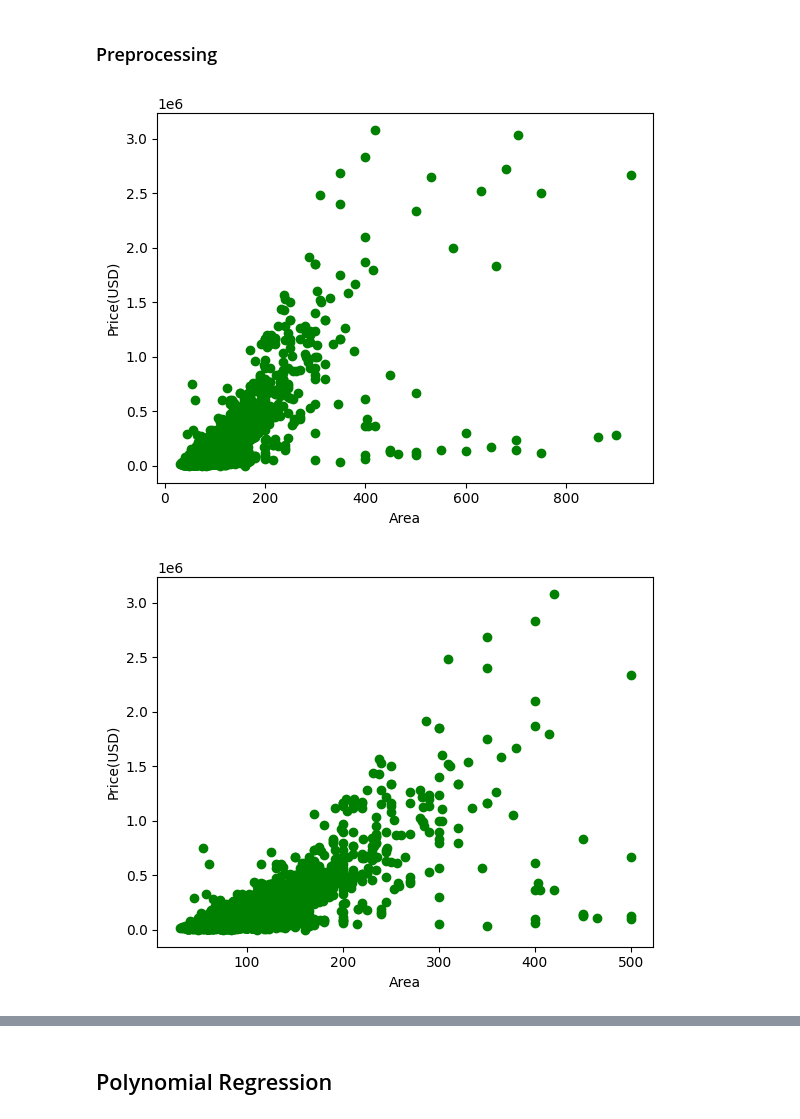
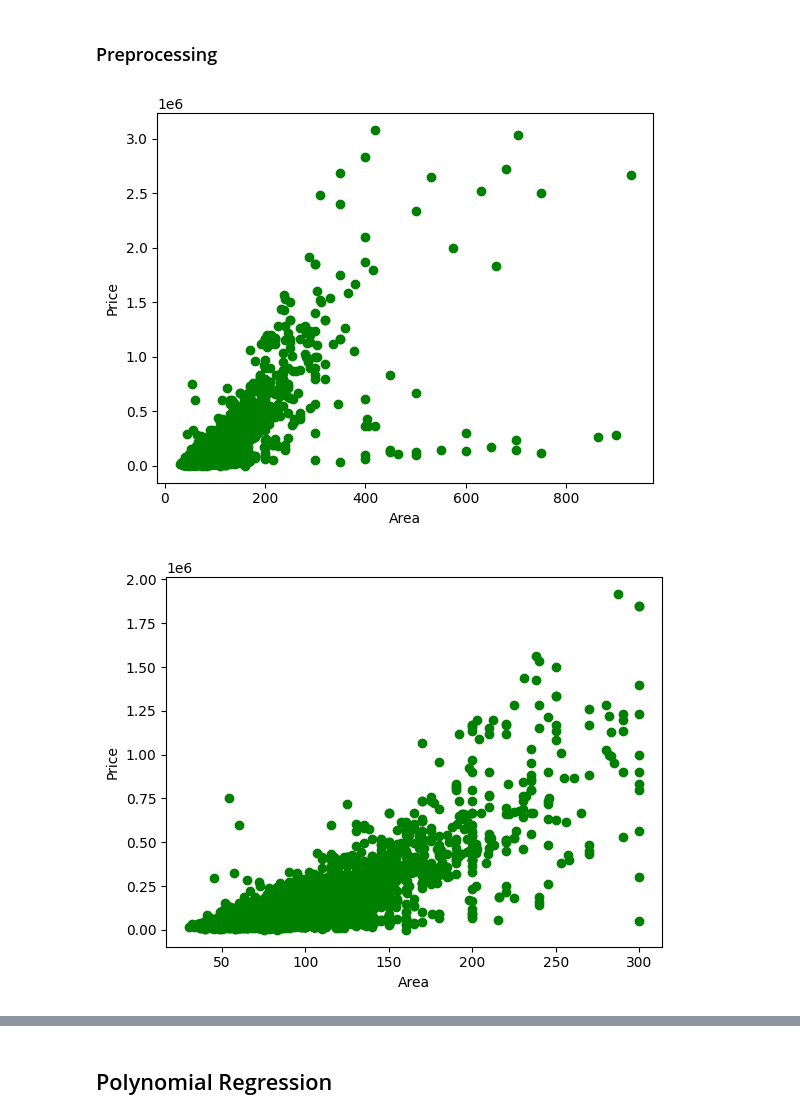
Before and after one commit to fahime9407/predict-housePrice, a Jupyter notebook: main.ipynb, the cells around one changed output, grey strips where cells are left out. Saved outputs shown, nothing was run; the diff lists cells and outputs as text; code cells hidden in the pictures.

```diff
--- a/main.ipynb
+++ b/main.ipynb
@@ -58,13 +59,13 @@ cdf = cdf.dropna()
 # %%
 plt.scatter(cdf["Area"], cdf["Price(USD)"], color="green")
 plt.xlabel("Area")
-plt.ylabel("Price(USD)")
+plt.ylabel("Price")
 plt.show()
 # %% [output]
-[figure, old version]
+[figure, new version]
 # %%
-# this cell drops outlier datas, I determined that if value of "Area" is more than 480 It is outlier.
-Q3 = cdf["Area"].quantile(0.95)
+# this cell drops outlier datas, I determined that if value of "Area" is more than 300 It is outlier.
+Q3 = cdf["Area"].quantile(0.75)
 IQR = Q3
 upper_bound = Q3 + 1.5 * IQR
 
@@ -74,10 +75,10 @@ cdf = cdf.dropna()
 # %%
 plt.scatter(cdf["Area"], cdf["Price(USD)"], color="green")
 plt.xlabel("Area")
-plt.ylabel("Price(USD)")
+plt.ylabel("Price")
 plt.show()
 # %% [output]
-[figure, old version]
+[figure, new version]
 # %%
 # convert boolean values to int64.
 cdf["Parking"] = cdf["Parking"].astype(int)
```
Also changed, not shown: parts of 21 cells of this notebook.
